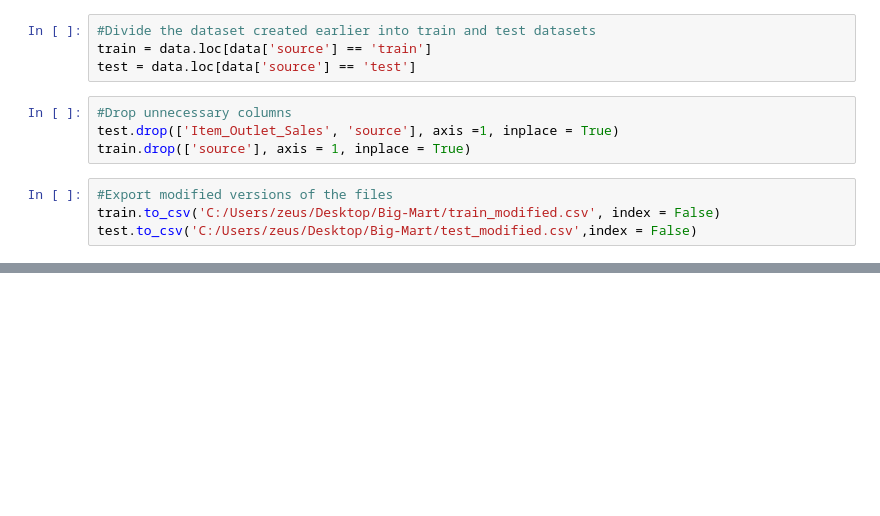
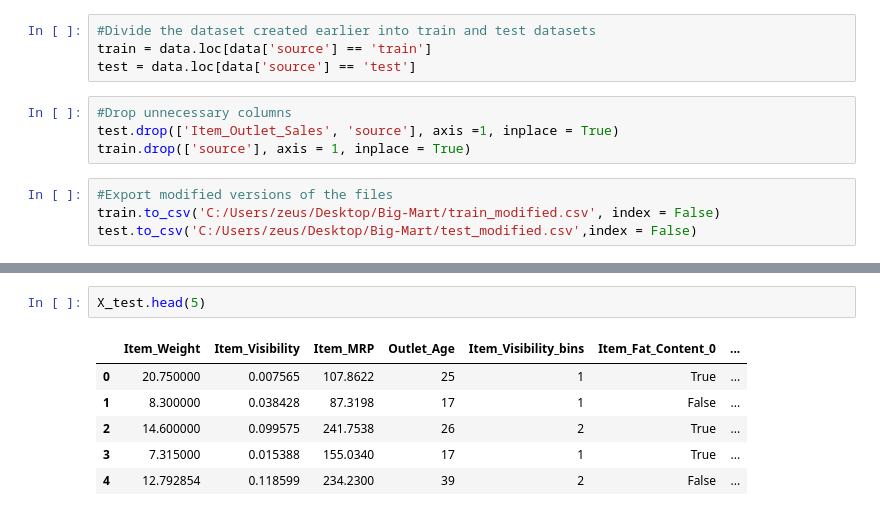
Before and after one commit to Rohit-Ganjoo/Big-Mart, a Jupyter notebook: BigMart Analysis.ipynb, the cells around one changed output, grey strips where cells are left out. Drawn from its saved outputs; the diff is of its cells as text; blank space fills up the shorter version.

```diff
--- a/BigMart Analysis.ipynb
+++ b/BigMart Analysis.ipynb
@@ -304,0 +383,9 @@ test.to_csv('C:/Users/zeus/Desktop/Big-Mart/test_modified.csv',index = False)
+# %%
+X_test.head(5)
+# %% [output]
+|  | Item_Weight | Item_Visibility | Item_MRP | Outlet_Age | Item_Visibility_bins | Item_Fat_Content_0 | ... |
+| 0 | 20.750000 | 0.007565 | 107.8622 | 25 | 1 | True | ... |
+| 1 | 8.300000 | 0.038428 | 87.3198 | 17 | 1 | False | ... |
+| 2 | 14.600000 | 0.099575 | 241.7538 | 26 | 2 | True | ... |
+| 3 | 7.315000 | 0.015388 | 155.0340 | 17 | 1 | True | ... |
+| 4 | 12.792854 | 0.118599 | 234.2300 | 39 | 2 | False | ... |
```
Also changed, not shown: parts of 13 cells of this notebook.
